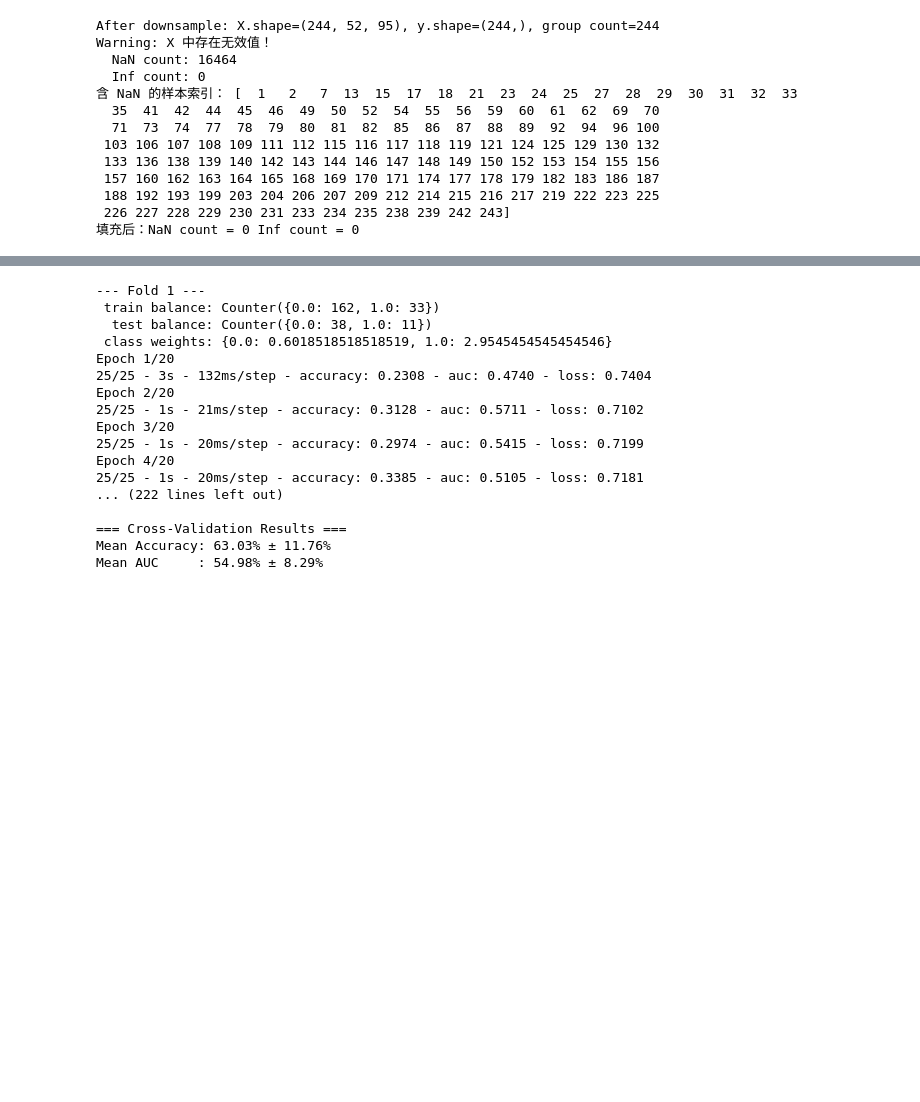
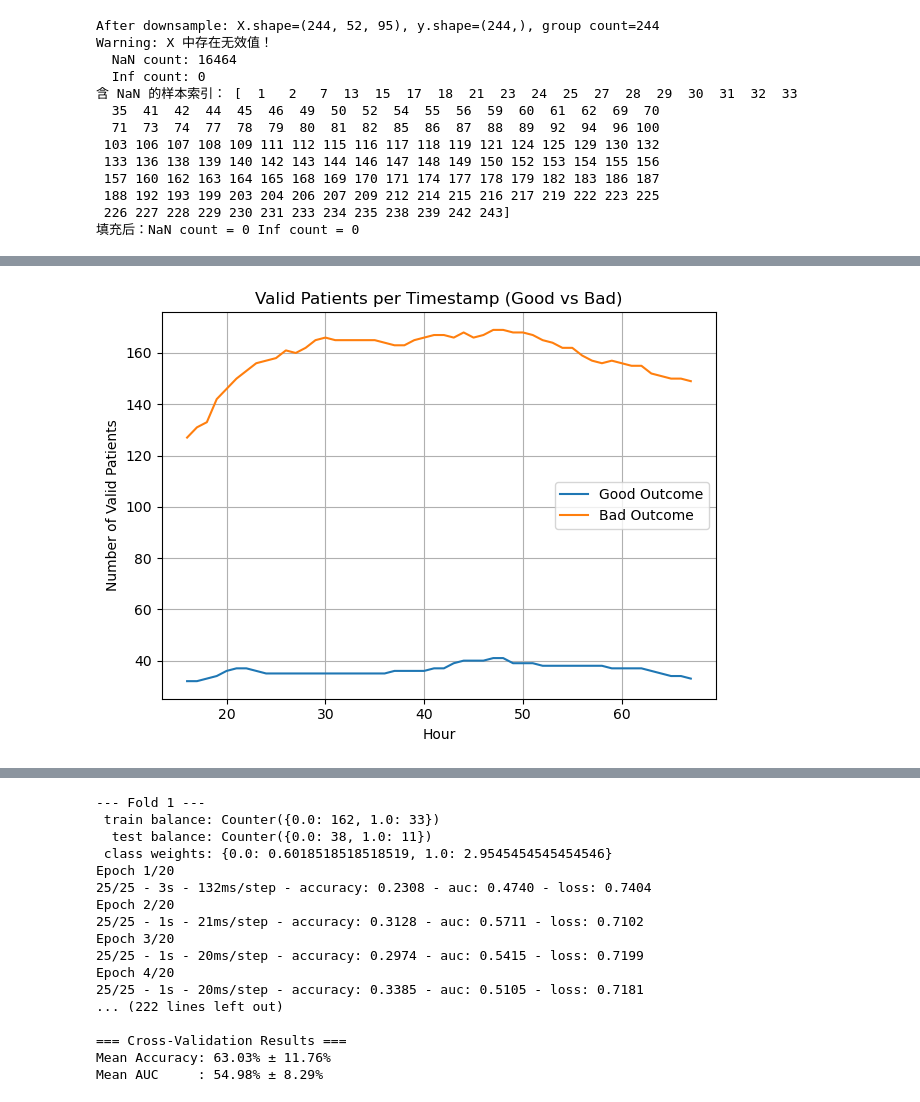
Before and after one commit to Zackary3yin/24MengSpike_final, a Jupyter notebook: LSTM general.ipynb, the cells around one changed output, grey strips where cells are left out. Saved outputs shown, nothing was run; the diff lists cells and outputs as text; code cells hidden in the pictures; blank space fills up the shorter version.

Commit message:
so far so good

```diff
--- a/LSTM general.ipynb
+++ b/LSTM general.ipynb
@@ -568,0 +1149,35 @@ Warning: X 中存在无效值！
+# %%
+import numpy as np
+import matplotlib.pyplot as plt
+
+# 假设你已有：
+#   X.shape = (N_patients, T, C)
+#   y.shape = (N_patients,), 且 1=Good, 0=Bad
+
+N, T, C = X.shape
+
+# 统计每个时间点的 Good/Bad 有效病人数量
+good_counts = []
+bad_counts  = []
+for t in range(T):
+    # mask_t: 该时间点上至少有一个特征非零的病人
+    mask_t = ~(np.all(X[:, t, :] == 0, axis=1))
+    good_counts.append(np.sum(mask_t & (y == 1)))
+    bad_counts.append( np.sum(mask_t & (y == 0)))
+
+# 如果你的起始小时是 16h，则真实小时列表如下；否则直接用 t
+hours = [16 + t for t in range(T)]
+
+# 绘图
+plt.figure()
+plt.plot(hours, good_counts, label='Good Outcome')
+plt.plot(hours, bad_counts,  label='Bad Outcome')
+plt.xlabel('Hour')
+plt.ylabel('Number of Valid Patients')
+plt.title('Valid Patients per Timestamp (Good vs Bad)')
+plt.legend()
+plt.grid(True)
+plt.tight_layout()
+plt.show()
+# %% [output]
+[figure, added]
```
Also changed, not shown: parts of 6 cells of this notebook, 5 other files.
